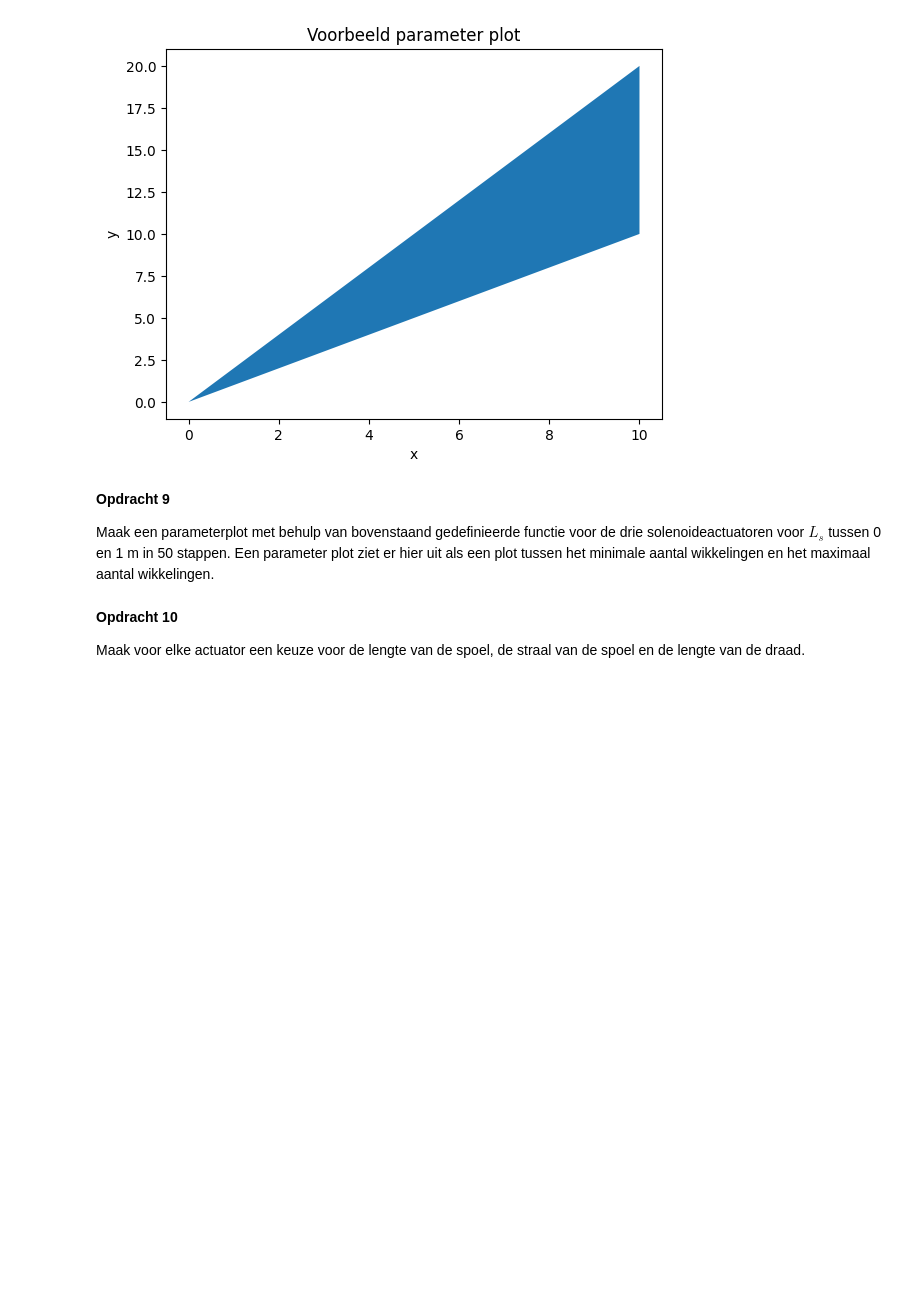
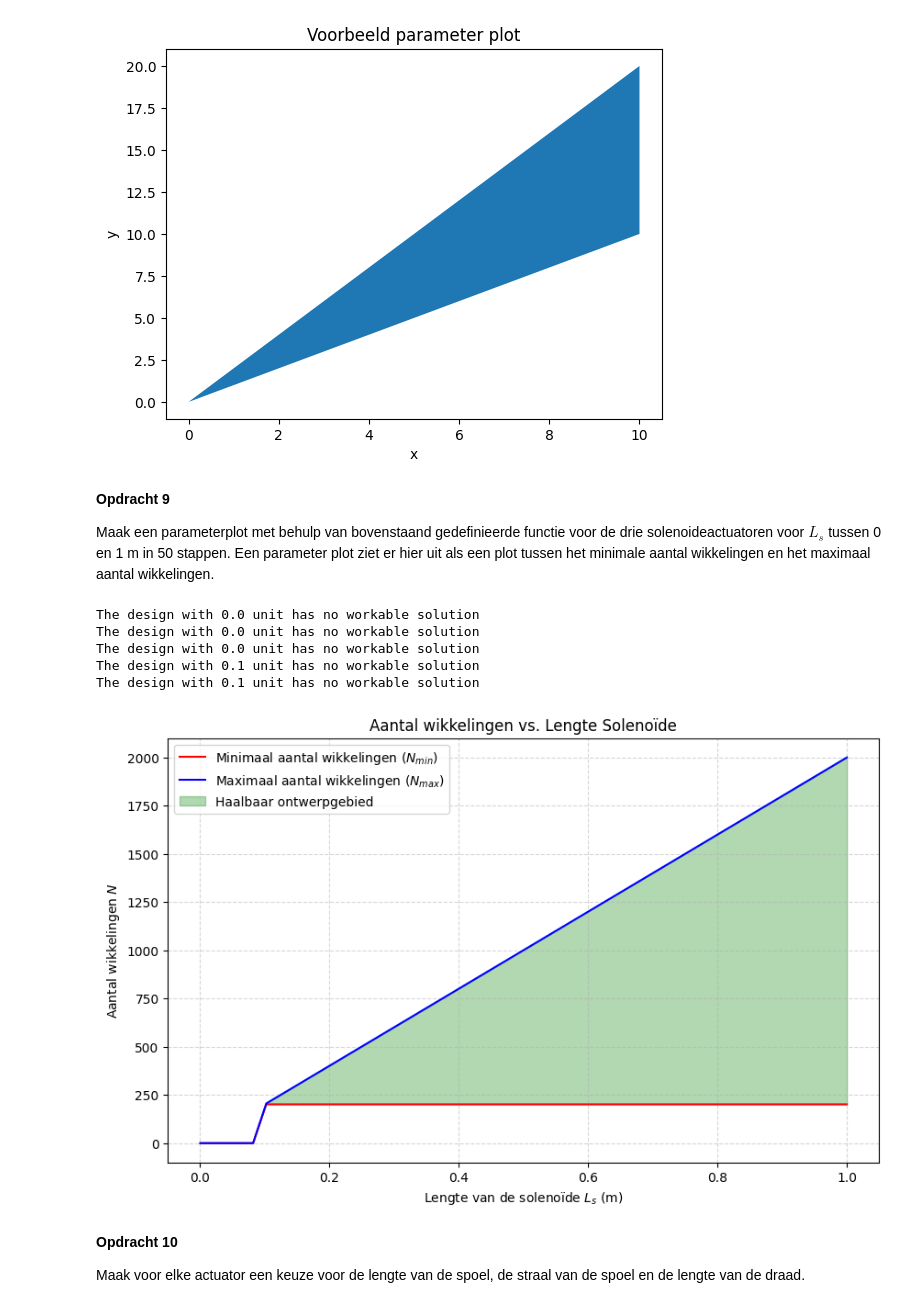
Before and after one commit to TijlGerritsen/opdrachten-DEF-D-TijlG, a Jupyter notebook: 2KrachtactuatorOpdracht/KrachtactuatorOpdracht.ipynb, the cells around one changed output. Cells and saved outputs as stored; diff of their text form; code cells hidden in the pictures; blank space fills up the shorter version.

```diff
--- a/2KrachtactuatorOpdracht/KrachtactuatorOpdracht.ipynb
+++ b/2KrachtactuatorOpdracht/KrachtactuatorOpdracht.ipynb
@@ -175,8 +215,56 @@ Text(0, 0.5, 'y')
 Maak een parameterplot met behulp van bovenstaand gedefinieerde functie voor de drie solenoideactuatoren voor $L_s$ tussen 0 en 1 m in 50 stappen. Een parameter plot ziet er hier uit als een plot tussen het minimale aantal wikkelingen en het maximaal aantal wikkelingen.
 # %%
 ###
-###Jouw code hier###
-###
+L_s_range = np.linspace(0.001, 1, 50)  #Start bij 0.001 om niet te delen door nul
+
+#Lijsten om de resultaten in op te slaan
+n_min_list = []
+n_max_list = []
+
+#Vaste parameters voor de berekening
+rs = 0.01    # Straal solenoïde (m)
+rd = 0.0005  # Draaddikte (m)
+I = 0.5      # Stroom (A)
+
+#Loop door de lengtes en bereken de grenzen per stap
+for Ls in L_s_range:
+    n_min, n_max = aantal_wikkelingen(Ls, rs, rd, I)
+
+    #Als er geen oplossing is zetten we de waarden op gelijk aan elkaar voor de plot
+    if n_min == 'NaN':
+        n_min_list.append(0)
+        n_max_list.append(0)
+    else:
+        n_min_list.append(n_min)
+        n_max_list.append(n_max)
+
+n_min_array = np.array(n_min_list)
+n_max_array = np.array(n_max_list)
+
+plt.figure(figsize=(10, 6))
+
+plt.plot(L_s_range, n_min_array, label='Minimaal aantal wikkelingen ($N_{min}$)', color='red')
+plt.plot(L_s_range, n_max_array, label='Maximaal aantal wikkelingen ($N_{max}$)', color='blue')
+
+#Vul het haalbare gebied (waar N_max > N_min)
+plt.fill_between(L_s_range, n_min_array, n_max_array,
+                 where=(n_max_array > n_min_array),
+                 color='green', alpha=0.3, label='Haalbaar ontwerpgebied')
+
+plt.title("Aantal wikkelingen vs. Lengte Solenoïde")
+plt.xlabel("Lengte van de solenoïde $L_s$ (m)")
+plt.ylabel("Aantal wikkelingen $N$")
+plt.grid(True, linestyle='--', alpha=0.5)
+plt.legend()
+
+plt.show()###
+# %% [output]
+The design with 0.0 unit has no workable solution
+The design with 0.0 unit has no workable solution
+The design with 0.0 unit has no workable solution
+The design with 0.1 unit has no workable solution
+The design with 0.1 unit has no workable solution
+[figure, added]
 # %% [markdown]
 **Opdracht 10**
 
```
Also changed, not shown: parts of 3 cells of this notebook, 3 other files.
